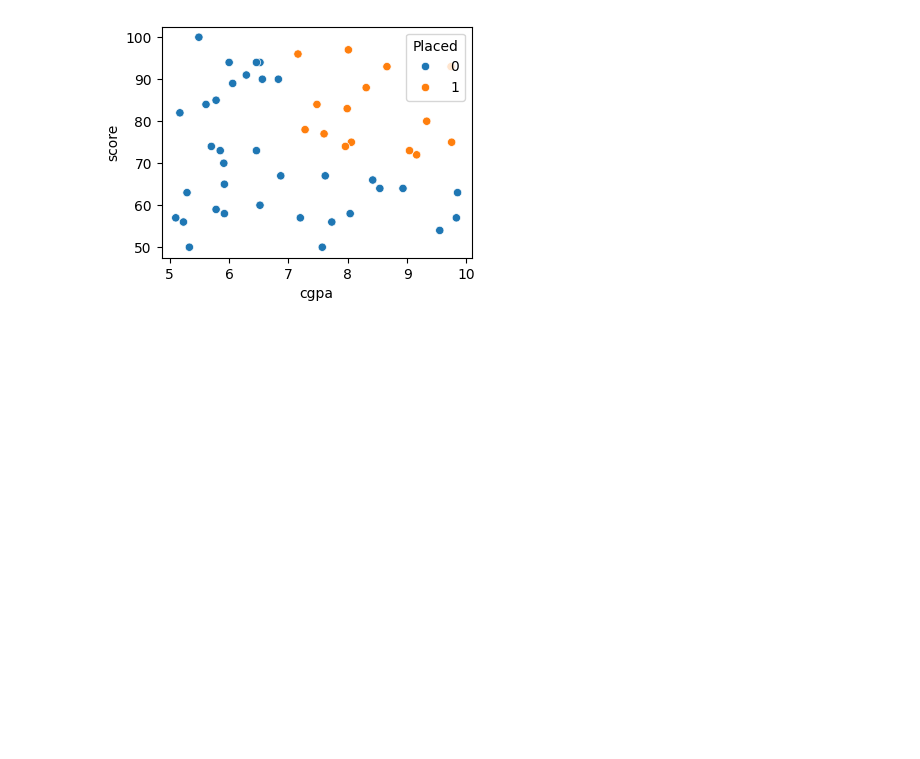
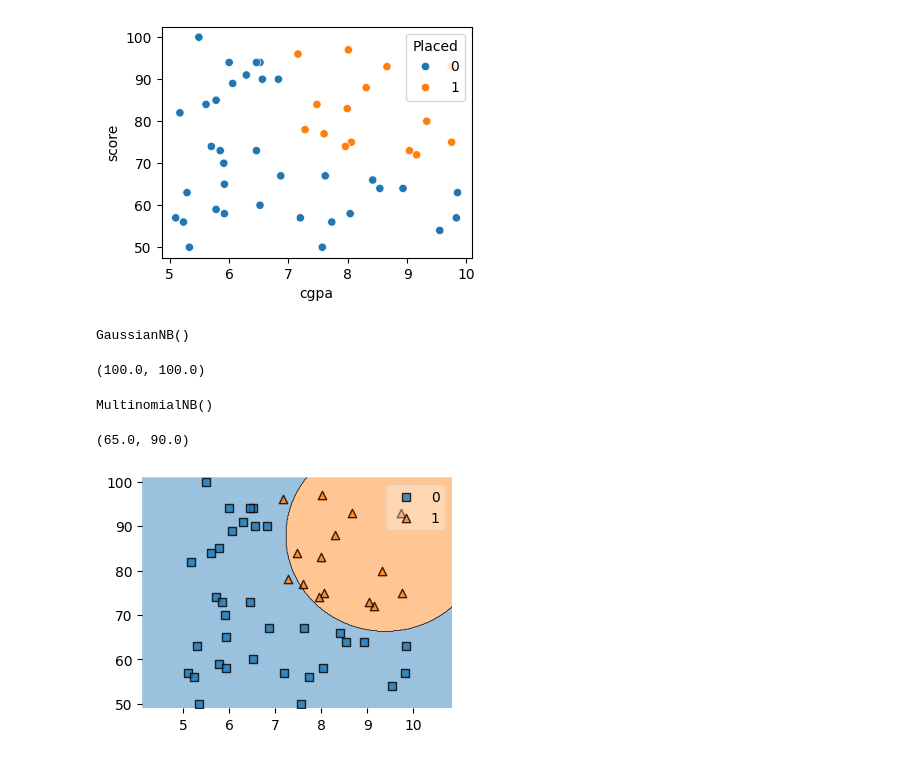
Before and after one commit to Its-Vikas-xd/Machine-Learning, a Jupyter notebook: Supervised Machine Learning/Classification/Naive Bayes/Naive_Bayer.ipynb, the cells around one changed output. Saved outputs shown, nothing was run; the diff lists cells and outputs as text; code cells hidden in the pictures; blank space fills up the shorter version.

```diff
--- a/Supervised Machine Learning/Classification/Naive Bayes/Naive_Bayer.ipynb
+++ b/Supervised Machine Learning/Classification/Naive Bayes/Naive_Bayer.ipynb
@@ -34,0 +37,24 @@ x_train,x_test,y_train,y_test = train_test_split(x,y,test_size=0.2,random_state=
+# %%
+gnb = GaussianNB()
+gnb.fit(x_train,y_train)
+# %% [output]
+GaussianNB()
+# %%
+gnb.score(x_test,y_test)*100,gnb.score(x_test,y_test)*100
+# %% [output]
+(100.0, 100.0)
+# %%
+mnb = MultinomialNB()
+mnb.fit(x_train,y_train)
+# %% [output]
+MultinomialNB()
+# %%
+mnb.score(x_train,y_train)*100,mnb.score(x_test,y_test)*100
+# %% [output]
+(65.0, 90.0)
+# %%
+plt.figure(figsize=(4,3))
+plot_decision_regions(x.to_numpy(),y.to_numpy(),clf=gnb)
+plt.show()
+# %% [output]
+[figure, added]
```
Also changed, not shown: parts of 2 cells of this notebook.
